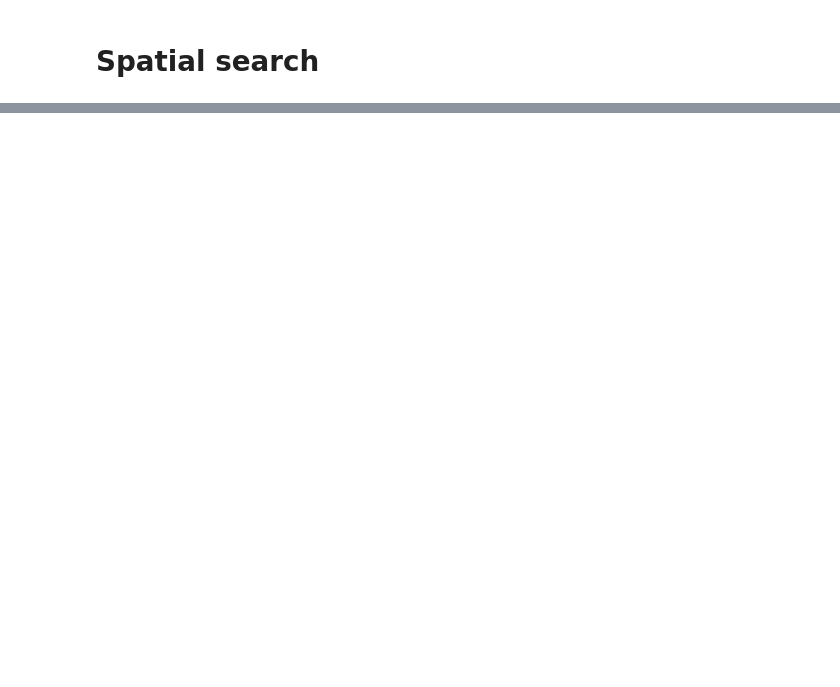
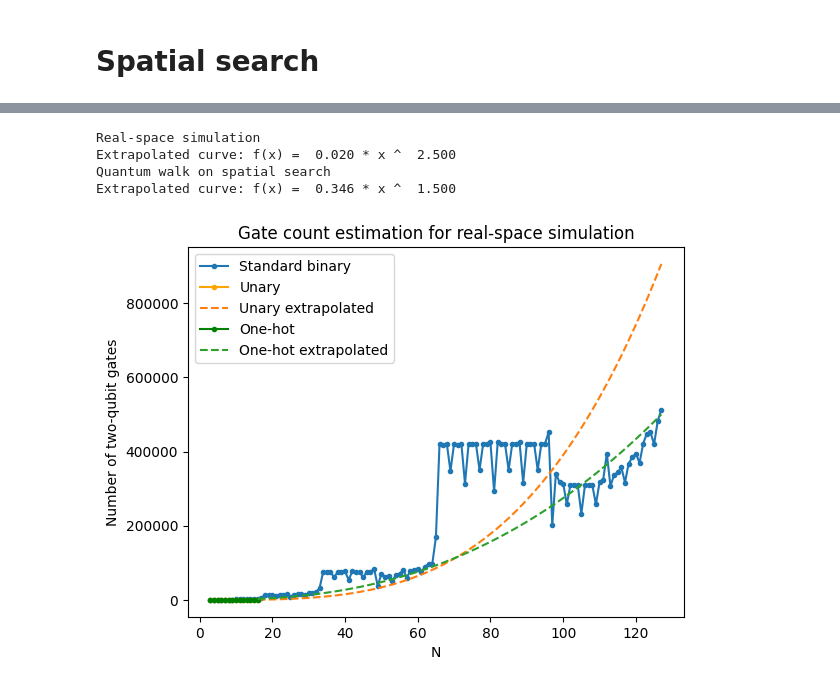
Before and after one commit to jiaqileng/hamiltonian-embedding, a Jupyter notebook: resource_estimation_plots.ipynb, the cells around one changed output, grey strips where cells are left out. Drawn from its saved outputs; the diff is of its cells as text; code cells hidden in the pictures; blank space fills up the shorter version.

```diff
--- a/resource_estimation_plots.ipynb
+++ b/resource_estimation_plots.ipynb
@@ -84,0 +163,17 @@ Extrapolated curve: f(x) =  0.487 * x ^  2.500
+# %%
+trotter_method = "second_order"
+
+resource_estimation_binary = np.load(join(CURR_DIR, f"std_binary_{trotter_method}.npz"))
+N_vals_binary = resource_estimation_binary['N_vals_binary']
+binary_trotter_steps = resource_estimation_binary['binary_trotter_steps']
+binary_two_qubit_gate_count_per_trotter_step = resource_estimation_binary['binary_two_qubit_gate_count_per_trotter_step']
+
+resource_estimation_unary = np.load(join(CURR_DIR, f"unary_{trotter_method}.npz"))
+N_vals_unary = resource_estimation_unary["N_vals_unary"]
+unary_trotter_steps = resource_estimation_unary['unary_trotter_steps']
+unary_two_qubit_gate_count_per_trotter_step = resource_estimation_unary['unary_two_qubit_gate_count_per_trotter_step']
+
+resource_estimation_one_hot = np.load(join(CURR_DIR, f"one_hot_{trotter_method}.npz"))
+N_vals_one_hot = resource_estimation_one_hot["N_vals_one_hot"]
+one_hot_trotter_steps = resource_estimation_one_hot['one_hot_trotter_steps']
+one_hot_two_qubit_gate_count_per_trotter_step = resource_estimation_one_hot['one_hot_two_qubit_gate_count_per_trotter_step']
@@ -84,0 +207,60 @@ Extrapolated curve: f(x) =  0.487 * x ^  2.500
+# %%
+from scipy.optimize import curve_fit
+
+# Extrapolation for unary
+if trotter_method == "first_order":
+    alpha_unary = 3
+else:
+    alpha_unary = 5/2
+
+def func(x, c):
+    return c * x ** alpha_unary
+
+c = curve_fit(func, N_vals_unary, unary_trotter_steps)[0][0]
+print(f"Real-space simulation")
+print(f"Extrapolated curve: f(x) = {c: 0.3f} * x ^ {alpha_unary : 0.3f}")
+
+N_vals_unary_extrapolated = np.arange(N_vals_unary[-1], N_vals_binary[-1]+1)
+unary_trotter_steps_extrapolated = func(N_vals_unary_extrapolated, c)
+unary_two_qubit_gate_count_per_trotter_step_extrapolated = 2 * (N_vals_unary_extrapolated - 2)
+
+# Extrapolation for one_hot
+if trotter_method == "first_order:":
+    alpha_one_hot = 2
+else:
+    alpha_one_hot = 3/2
+
+def func(x, c):
+    return c * x ** alpha_one_hot
+
+c = curve_fit(func, N_vals_one_hot, one_hot_trotter_steps)[0][0]
+print(f"Quantum walk on spatial search")
+print(f"Extrapolated curve: f(x) = {c: 0.3f} * x ^ {alpha_one_hot : 0.3f}")
+
+N_vals_one_hot_extrapolated = np.arange(N_vals_one_hot[-1], N_vals_binary[-1]+1)
+one_hot_trotter_steps_extrapolated = func(N_vals_one_hot_extrapolated, c)
+if trotter_method == "first_order" or trotter_method == "randomized_first_order":
+    one_hot_two_qubit_gate_count_per_trotter_step_extrapolated = 2 * dimension * (N_vals_one_hot_extrapolated - 1) + 1
+elif trotter_method == "second_order":
+    one_hot_two_qubit_gate_count_per_trotter_step_extrapolated = 4 * dimension * (N_vals_one_hot_extrapolated - 1) + 1
+
+
+plt.plot(N_vals_binary, (binary_trotter_steps * binary_two_qubit_gate_count_per_trotter_step), '-o', label="Standard binary", markersize=3)
+# Plot unary
+plt.plot(N_vals_unary, unary_trotter_steps * unary_two_qubit_gate_count_per_trotter_step, '-o', color="orange", label="Unary", markersize=3)
+plt.plot(N_vals_unary_extrapolated, unary_trotter_steps_extrapolated * unary_two_qubit_gate_count_per_trotter_step_extrapolated, '--', label="Unary extrapolated", markersize=1)
+# Plot one-hot
+plt.plot(N_vals_one_hot, one_hot_trotter_steps * one_hot_two_qubit_gate_count_per_trotter_step, '-o', color="green", label="One-hot", markersize=3)
+plt.plot(N_vals_one_hot_extrapolated, one_hot_trotter_steps_extrapolated * one_hot_two_qubit_gate_count_per_trotter_step_extrapolated, '--', label="One-hot extrapolated", markersize=1)
+
+plt.legend()
+plt.ylabel("Number of two-qubit gates")
+plt.xlabel("N")
+plt.title("Gate count estimation for real-space simulation")
+plt.show()
+# %% [output]
+Real-space simulation
+Extrapolated curve: f(x) =  0.020 * x ^  2.500
+Quantum walk on spatial search
+Extrapolated curve: f(x) =  0.346 * x ^  1.500
+[figure, added]
```
Also changed, not shown: parts of 11 cells of this notebook, 25 other files.
